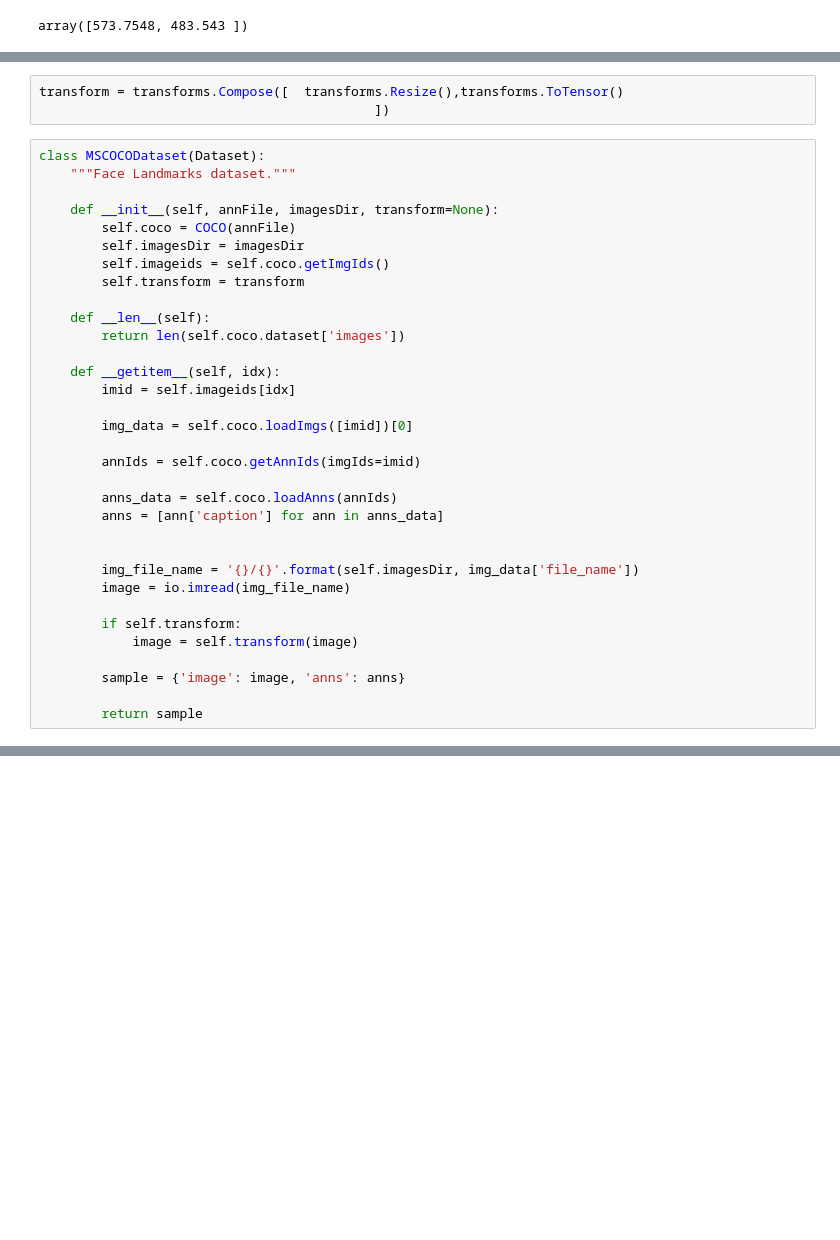
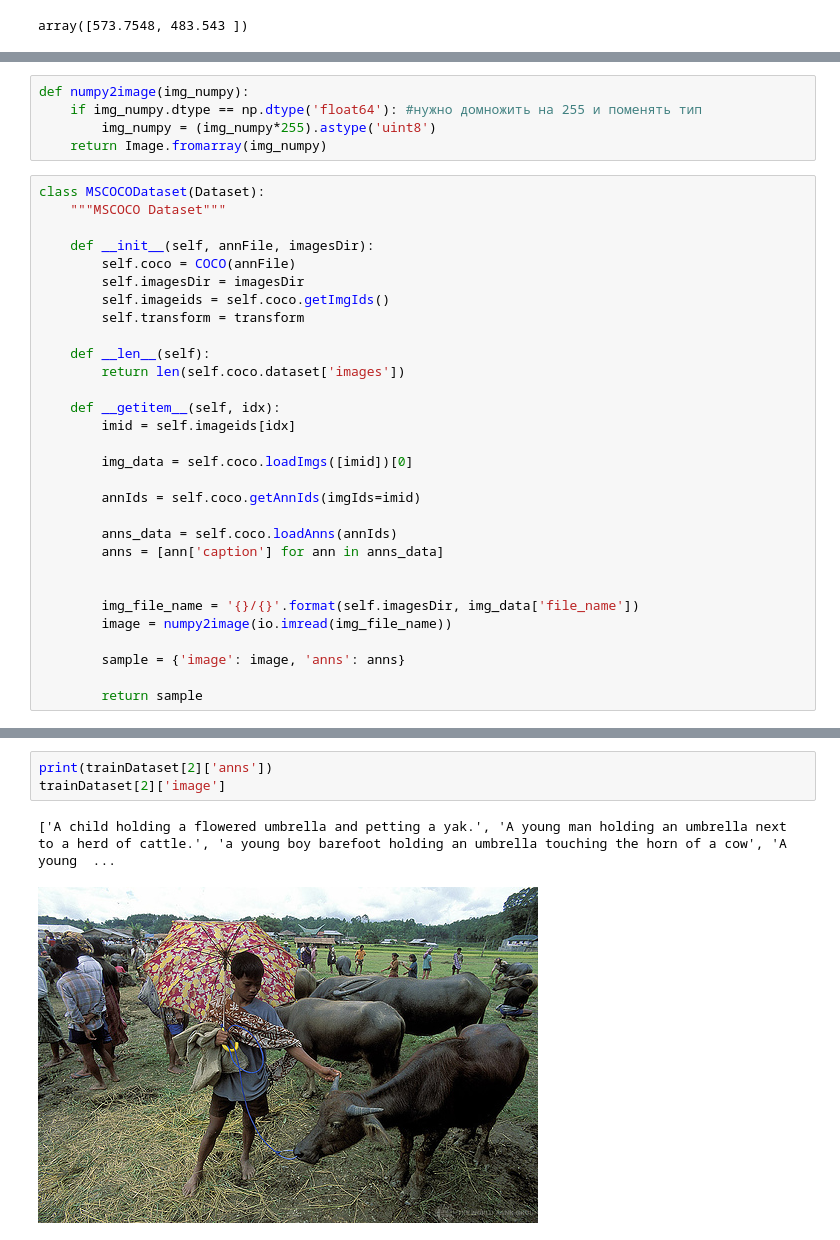
Before and after one commit to PeterZaidel/captionsproject, a Jupyter notebook: PrepareDatasetAndFirstModel.ipynb, the cells around one changed output, grey strips where cells are left out. Drawn from its saved outputs; the diff is of its cells as text; blank space fills up the shorter version.

```diff
--- a/PrepareDatasetAndFirstModel.ipynb
+++ b/PrepareDatasetAndFirstModel.ipynb
@@ -65,11 +63,13 @@ transforms.Resize()
-# %%
-transform = transforms.Compose([  transforms.Resize(),transforms.ToTensor()
-                                           ])
+# %%
+def numpy2image(img_numpy):
+    if img_numpy.dtype == np.dtype('float64'): #нужно домножить на 255 и поменять тип
+        img_numpy = (img_numpy*255).astype('uint8')
+    return Image.fromarray(img_numpy)
 # %%
 class MSCOCODataset(Dataset):
-    """Face Landmarks dataset."""
+    """MSCOCO Dataset"""
 
-    def __init__(self, annFile, imagesDir, transform=None):
+    def __init__(self, annFile, imagesDir):
         self.coco = COCO(annFile)
         self.imagesDir = imagesDir
         self.imageids = self.coco.getImgIds()
@@ -90,10 +90,7 @@ class MSCOCODataset(Dataset):
 
 
         img_file_name = '{}/{}'.format(self.imagesDir, img_data['file_name'])
-        image = io.imread(img_file_name)
-
-        if self.transform:
-            image = self.transform(image)
+        image = numpy2image(io.imread(img_file_name))
 
         sample = {'image': image, 'anns': anns}
 
@@ -140,0 +119,6 @@ class CaptionNet(nn.Module):
+# %%
+print(trainDataset[2]['anns'])
+trainDataset[2]['image']
+# %% [output]
+['A child holding a flowered umbrella and petting a yak.', 'A young man holding an umbrella next to a herd of cattle.', 'a young boy barefoot holding an umbrella touching the horn of a cow', 'A young  ...
+[figure, added]
```
Also changed, not shown: parts of 13 cells of this notebook.
